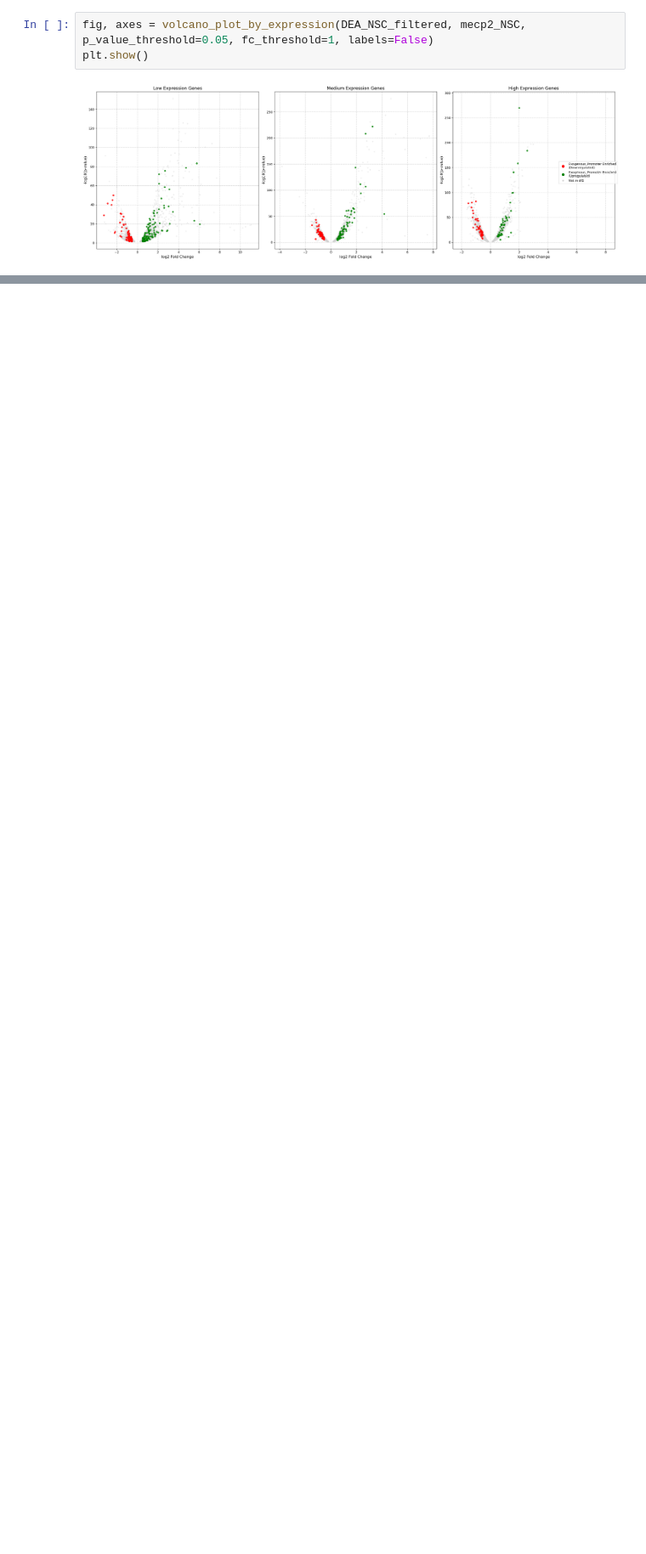
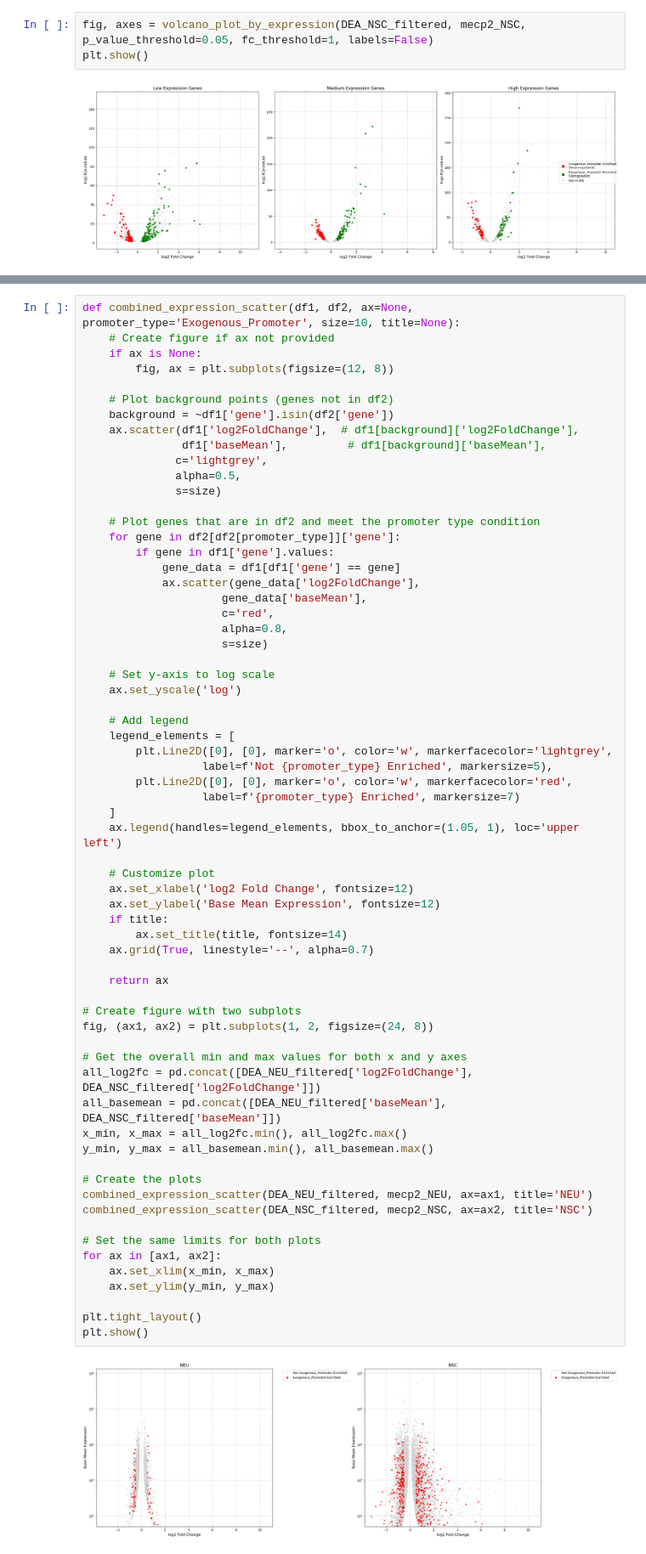
Before and after one commit to michal7kw/SRF_MECP2, a Jupyter notebook: volcano_expression_binning.ipynb, the cells around one changed output, grey strips where cells are left out. Shown at 85% size. Drawn from its saved outputs; the diff is of its cells as text; blank space fills up the shorter version.

```diff
--- a/volcano_expression_binning.ipynb
+++ b/volcano_expression_binning.ipynb
@@ -334,0 +335,67 @@ plt.show()
+# %%
+def combined_expression_scatter(df1, df2, ax=None, promoter_type='Exogenous_Promoter', size=10, title=None):
+    # Create figure if ax not provided
+    if ax is None:
+        fig, ax = plt.subplots(figsize=(12, 8))
+
+    # Plot background points (genes not in df2)
+    background = ~df1['gene'].isin(df2['gene'])
+    ax.scatter(df1['log2FoldChange'],  # df1[background]['log2FoldChange'],
+               df1['baseMean'],         # df1[background]['baseMean'],
+              c='lightgrey',
+              alpha=0.5,
+              s=size)
+
+    # Plot genes that are in df2 and meet the promoter type condition
+    for gene in df2[df2[promoter_type]]['gene']:
+        if gene in df1['gene'].values:
+            gene_data = df1[df1['gene'] == gene]
+            ax.scatter(gene_data['log2FoldChange'],
+                     gene_data['baseMean'],
+                     c='red',
+                     alpha=0.8,
+                     s=size)
+
+    # Set y-axis to log scale
+    ax.set_yscale('log')
+
+    # Add legend
+    legend_elements = [
+        plt.Line2D([0], [0], marker='o', color='w', markerfacecolor='lightgrey',
+                  label=f'Not {promoter_type} Enriched', markersize=5),
+        plt.Line2D([0], [0], marker='o', color='w', markerfacecolor='red',
+                  label=f'{promoter_type} Enriched', markersize=7)
+    ]
+    ax.legend(handles=legend_elements, bbox_to_anchor=(1.05, 1), loc='upper left')
+
+    # Customize plot
+    ax.set_xlabel('log2 Fold Change', fontsize=12)
+    ax.set_ylabel('Base Mean Expression', fontsize=12)
+    if title:
+        ax.set_title(title, fontsize=14)
+    ax.grid(True, linestyle='--', alpha=0.7)
+
+    return ax
+
+# Create figure with two subplots
+fig, (ax1, ax2) = plt.subplots(1, 2, figsize=(24, 8))
+
+# Get the overall min and max values for both x and y axes
+all_log2fc = pd.concat([DEA_NEU_filtered['log2FoldChange'], DEA_NSC_filtered['log2FoldChange']])
+all_basemean = pd.concat([DEA_NEU_filtered['baseMean'], DEA_NSC_filtered['baseMean']])
+x_min, x_max = all_log2fc.min(), all_log2fc.max()
+y_min, y_max = all_basemean.min(), all_basemean.max()
+
+# Create the plots
+combined_expression_scatter(DEA_NEU_filtered, mecp2_NEU, ax=ax1, title='NEU')
+combined_expression_scatter(DEA_NSC_filtered, mecp2_NSC, ax=ax2, title='NSC')
+
+# Set the same limits for both plots
+for ax in [ax1, ax2]:
+    ax.set_xlim(x_min, x_max)
+    ax.set_ylim(y_min, y_max)
+
+plt.tight_layout()
+plt.show()
+# %% [output]
+[figure, added]
```
Also changed, not shown: parts of 3 cells of this notebook, 1 other file.
